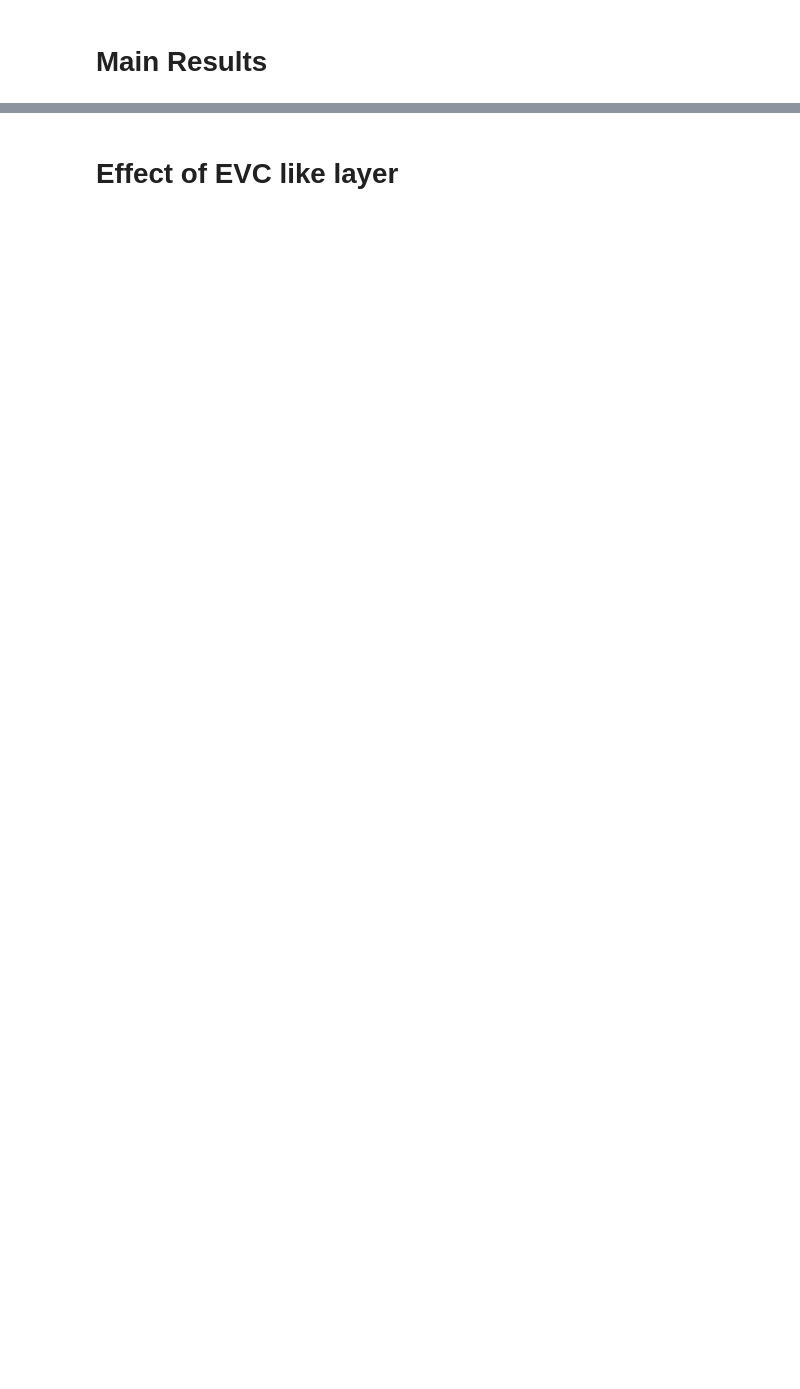
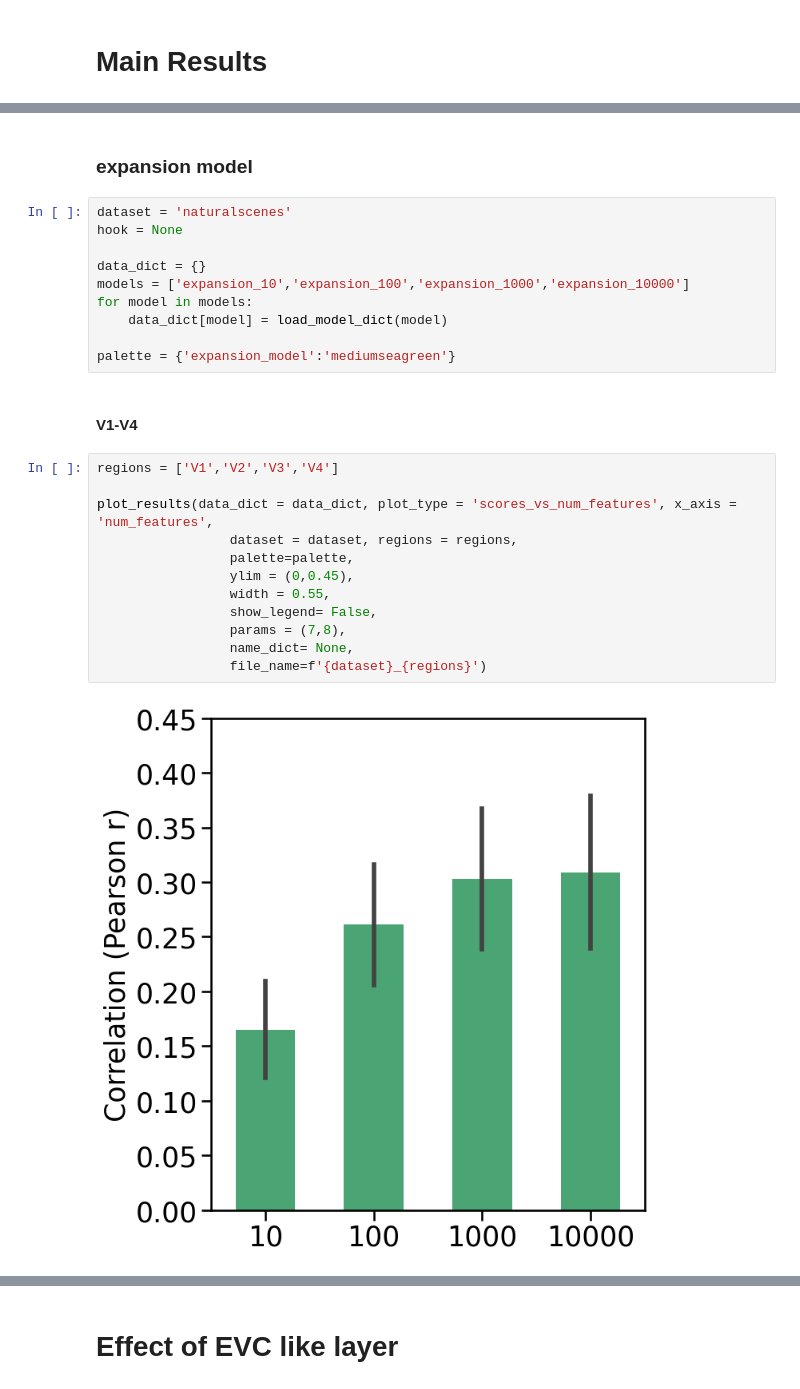
Before and after one commit to akazemian/untrained_models_of_visual_cortex, a Jupyter notebook: model_evaluation/results/predicting_brain_data/encoding_performance.ipynb, the cells around one changed output, grey strips where cells are left out. Saved outputs shown, nothing was run; the diff lists cells and outputs as text; blank space fills up the shorter version.

```diff
--- a/model_evaluation/results/predicting_brain_data/encoding_performance.ipynb
+++ b/model_evaluation/results/predicting_brain_data/encoding_performance.ipynb
@@ -291,0 +11,28 @@ plot_diff_models(dataset, regions, mode,  aspect=1, height=6, ylim=(0.05,0.37),
+# %% [markdown]
+### expansion model
+# %%
+dataset = 'naturalscenes'
+hook = None
+
+data_dict = {}
+models = ['expansion_10','expansion_100','expansion_1000','expansion_10000']
+for model in models:
+    data_dict[model] = load_model_dict(model)
+
+palette = {'expansion_model':'mediumseagreen'}
+# %% [markdown]
+#### V1-V4
+# %%
+regions = ['V1','V2','V3','V4']
+
+plot_results(data_dict = data_dict, plot_type = 'scores_vs_num_features', x_axis = 'num_features',
+                 dataset = dataset, regions = regions,
+                 palette=palette,
+                 ylim = (0,0.45),
+                 width = 0.55,
+                 show_legend= False,
+                 params = (7,8),
+                 name_dict= None,
+                 file_name=f'{dataset}_{regions}')
+# %% [output]
+[figure, added]
```
Also changed, not shown: parts of 62 cells of this notebook, 52 other files.
